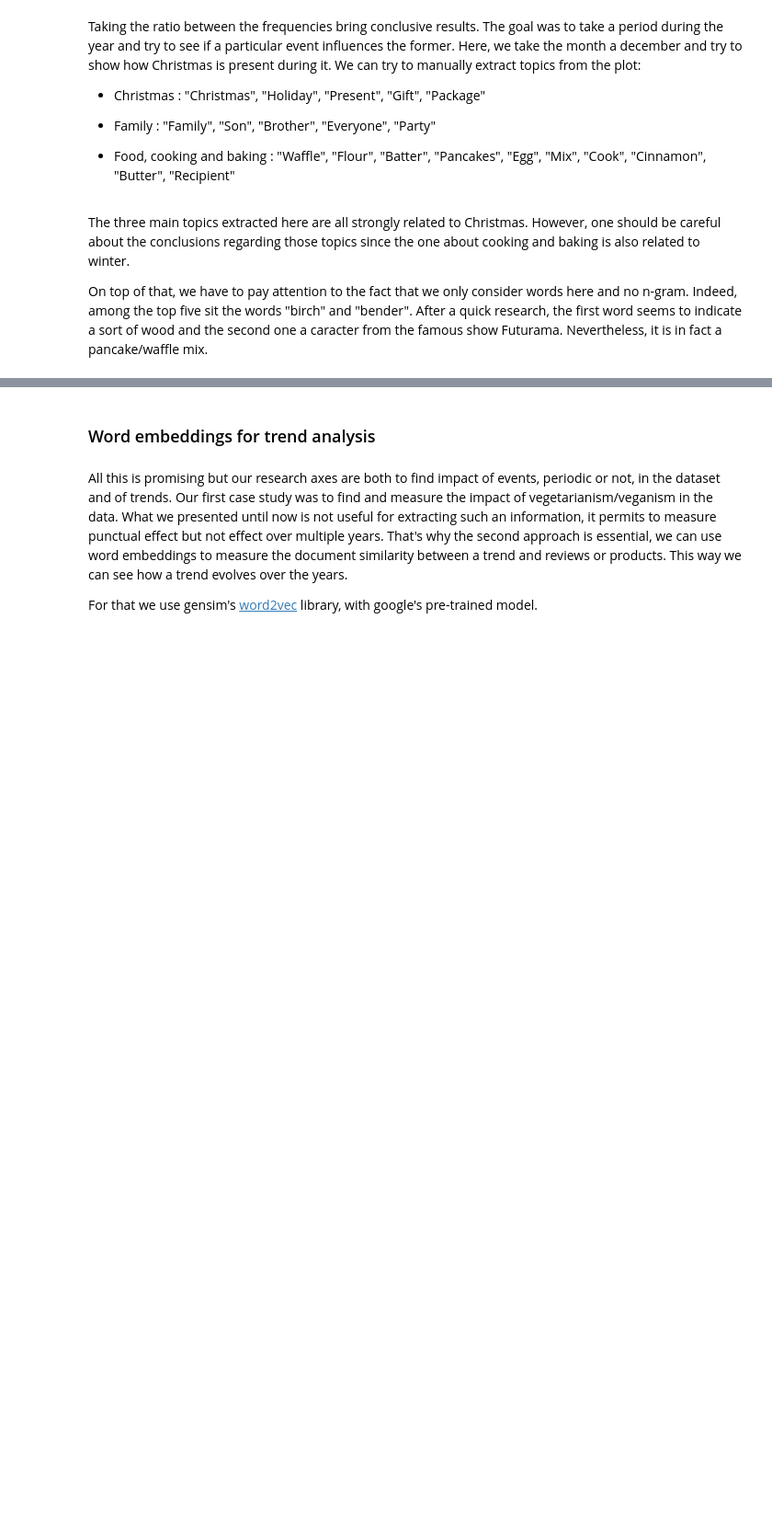
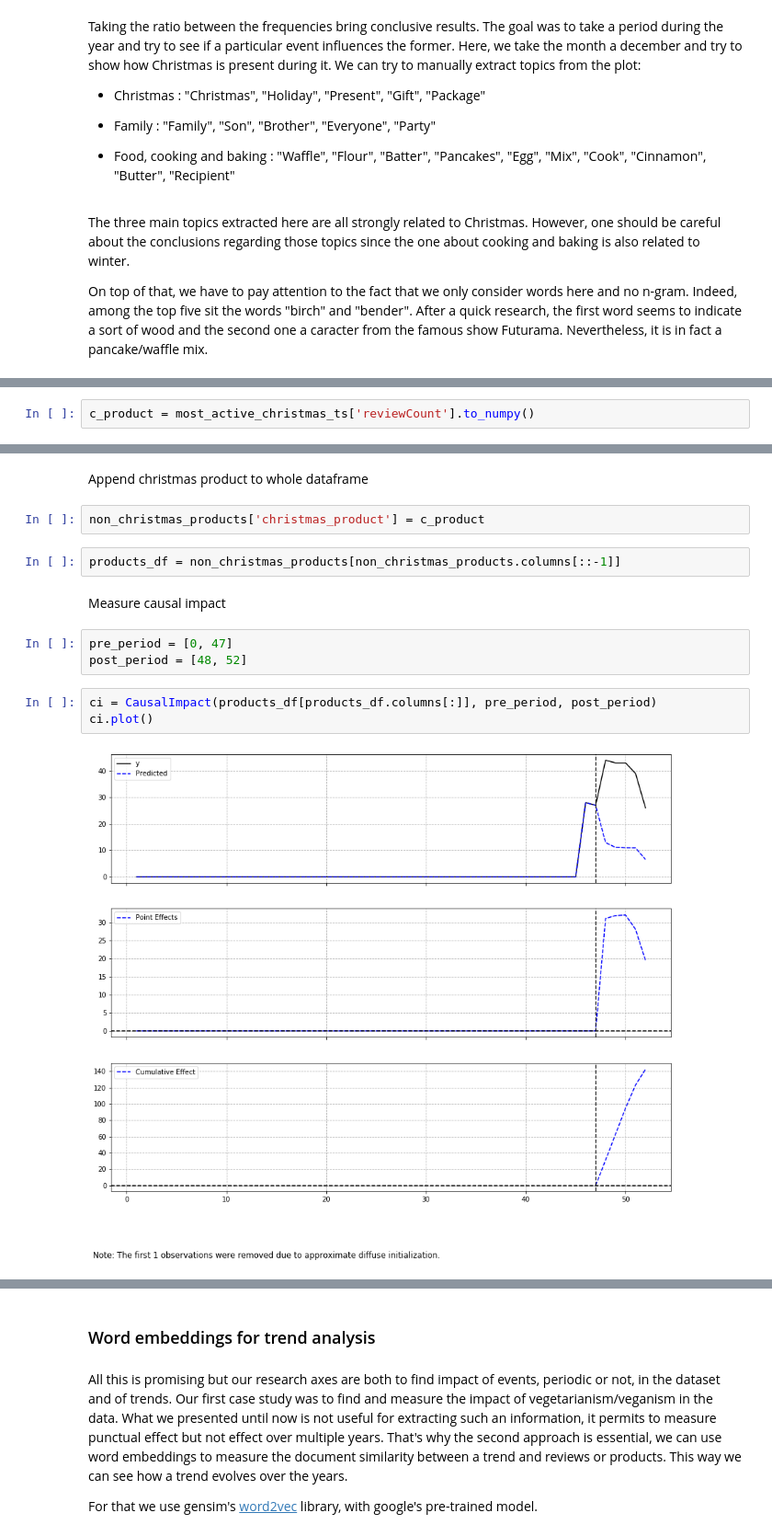
Before and after one commit to JulesssG/ADA-project, a Jupyter notebook: milestone_2.ipynb, the cells around one changed output, grey strips where cells are left out. Shown at 92% size. Drawn from its saved outputs; the diff is of its cells as text; blank space fills up the shorter version.

Commit message:
Add causal impact for christmas

```diff
--- a/milestone_2.ipynb
+++ b/milestone_2.ipynb
@@ -1062,0 +1198,2 @@ On top of that, we have to pay attention to the fact that we only consider words
+# %%
+c_product = most_active_christmas_ts['reviewCount'].to_numpy()
@@ -1062,0 +1208,16 @@ On top of that, we have to pay attention to the fact that we only consider words
+# %% [markdown]
+Append christmas product to whole dataframe
+# %%
+non_christmas_products['christmas_product'] = c_product
+# %%
+products_df = non_christmas_products[non_christmas_products.columns[::-1]]
+# %% [markdown]
+Measure causal impact
+# %%
+pre_period = [0, 47]
+post_period = [48, 52]
+# %%
+ci = CausalImpact(products_df[products_df.columns[:]], pre_period, post_period)
+ci.plot()
+# %% [output]
+[figure, added]
```
Also changed, not shown: parts of 27 cells of this notebook.
